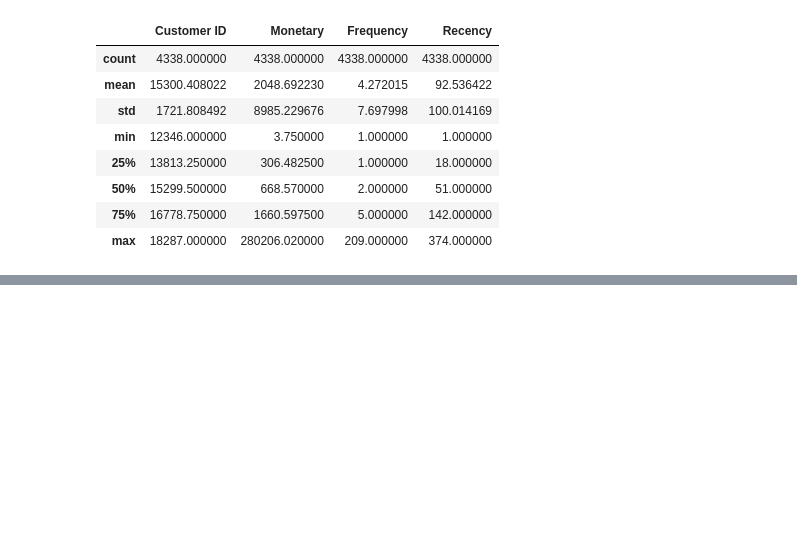
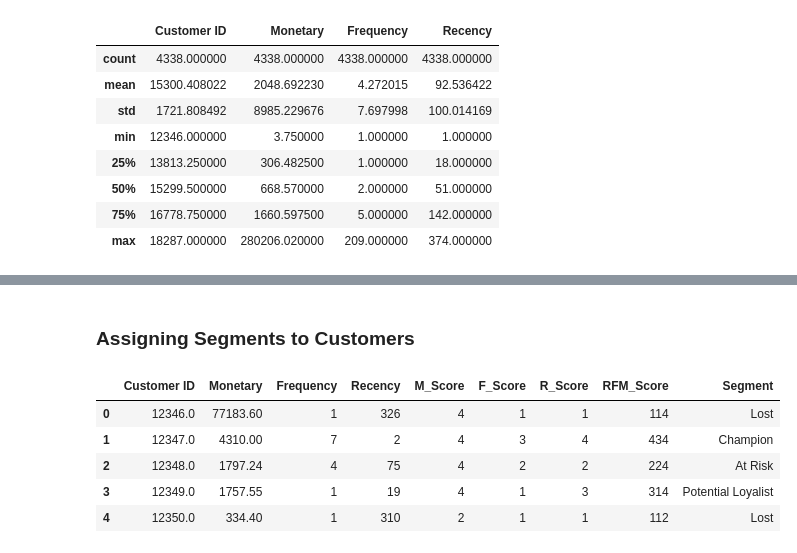
Before and after one commit to MArfanA333/customer-segmentation-rfm, a Jupyter notebook: notebooks/03_rfm_analysis.ipynb, the cells around one changed output, grey strips where cells are left out. Saved outputs shown, nothing was run; the diff lists cells and outputs as text; code cells hidden in the pictures; blank space fills up the shorter version.

Commit message:
add RFM scoring and segment analysis

```diff
--- a/notebooks/03_rfm_analysis.ipynb
+++ b/notebooks/03_rfm_analysis.ipynb
@@ -148,0 +151,4 @@ rfm.describe()
+# %%
+rfm['F_Score'] = pd.qcut(rfm['Frequency'], q=4,labels= [1,2,3], duplicates='drop')
+# %%
+rfm['R_Score'] = pd.qcut(rfm['Recency'], q=4, labels= [4,3,2,1])
@@ -148,0 +164,3 @@ rfm.describe()
+# %%
+rfm['RFM_Score'] = rfm['R_Score'].astype(str) + rfm['F_Score'].astype(str) + rfm['M_Score'].astype(str)
+rfm.head()
@@ -148,0 +174,34 @@ rfm.describe()
+# %% [markdown]
+### Assigning Segments to Customers
+# %%
+# Custom Function to assign categories based on RFM Score:
+def assign_segment(row):
+    r = row['R_Score']
+    f = row['F_Score']
+    m = row['M_Score']
+
+    # Conditions for each category:
+    if r==4 and f==3 and m>=3: # Best values is every category
+        return 'Champion'
+    if (r==3 or r==4) and (f==2 or f==3): # Spends frequently and recently
+        return 'Loyal'
+    if r==4 and f==1 and m<=2: #Bought less but very recent, new customer assumed
+        return 'New Customer'
+    if (r==3 or r==4): # Bought recently but low on how often they buy (f==1)
+        return 'Potential Loyalist'
+    if r==2 and f<=3: # Low Recency
+        return 'At Risk'
+    if r==1: # Worst Recency score
+        return 'Lost'
+
+    return 'Other' # If no condition matches.
+# %%
+rfm['Segment'] = rfm.apply(assign_segment,axis=1)
+rfm.head()
+# %% [output]
+|  | Customer ID | Monetary | Frequency | Recency | M_Score | F_Score | R_Score | RFM_Score | Segment |
+| 0 | 12346.0 | 77183.60 | 1 | 326 | 4 | 1 | 1 | 114 | Lost |
+| 1 | 12347.0 | 4310.00 | 7 | 2 | 4 | 3 | 4 | 434 | Champion |
+| 2 | 12348.0 | 1797.24 | 4 | 75 | 4 | 2 | 2 | 224 | At Risk |
+| 3 | 12349.0 | 1757.55 | 1 | 19 | 4 | 1 | 3 | 314 | Potential Loyalist |
+| 4 | 12350.0 | 334.40 | 1 | 310 | 2 | 1 | 1 | 112 | Lost |
```
Also changed, not shown: parts of 14 cells of this notebook.
